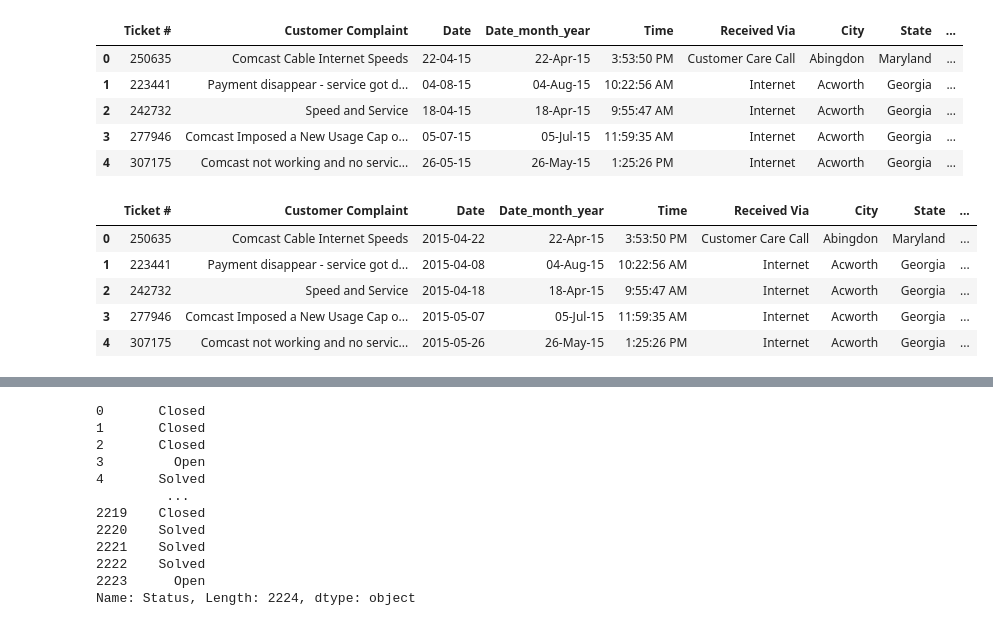
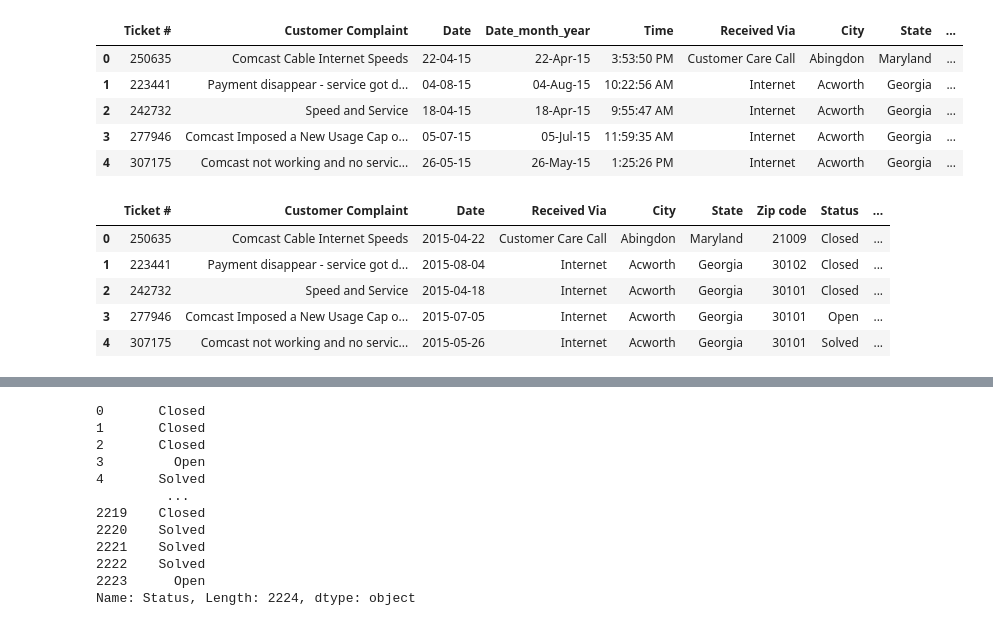
Before and after one commit to Adityav93/ComcastDataAnalysis-Python, a Jupyter notebook: ComCast.ipynb, the cells around one changed output, grey strips where cells are left out. Cells and saved outputs as stored; diff of their text form; code cells hidden in the pictures.

```diff
--- a/ComCast.ipynb
+++ b/ComCast.ipynb
@@ -40,6 +41,6 @@ import numpy as np
 # %%
 #Read File into DF
-data = pd.read_csv("C:\\Users\\adity\\OneDrive\\Documents\\Data Science\\Data Science With Python\\Live class\\1568699544_comcast_telecom_complaints_data\\Comcast_telecom_complaints_data.csv")
+data = pd.read_csv(r"C:\Users\adity\Documents\Comcast_telecom_complaints_data.csv")
 # %%
 data.head()
 # %% [output]
@@ -51,12 +52,15 @@ data.head()
 | 4 | 307175 | Comcast not working and no servic... | 26-05-15 | 26-May-15 | 1:25:26 PM | Internet | Acworth | Georgia | ... |
 # %%
 #Change Date Column to DateTime Format
-data['Date'] = pd.to_datetime(data['Date'])
+data['Date-Time'] = data['Date'] + " " +data['Time']
+data['Date-Time'] = pd.to_datetime(data['Date-Time'],format="%d-%m-%y %I:%M:%S %p")
+data.drop(['Date_month_year','Time'],axis=1,inplace=True)
+data['Date'] = pd.to_datetime(data['Date'],format="%d-%m-%y")
 data.head()
 # %% [output]
-|  | Ticket # | Customer Complaint | Date | Date_month_year | Time | Received Via | City | State | ... |
-| 0 | 250635 | Comcast Cable Internet Speeds | 2015-04-22 | 22-Apr-15 | 3:53:50 PM | Customer Care Call | Abingdon | Maryland | ... |
-| 1 | 223441 | Payment disappear - service got d... | 2015-04-08 | 04-Aug-15 | 10:22:56 AM | Internet | Acworth | Georgia | ... |
-| 2 | 242732 | Speed and Service | 2015-04-18 | 18-Apr-15 | 9:55:47 AM | Internet | Acworth | Georgia | ... |
-| 3 | 277946 | Comcast Imposed a New Usage Cap o... | 2015-05-07 | 05-Jul-15 | 11:59:35 AM | Internet | Acworth | Georgia | ... |
-| 4 | 307175 | Comcast not working and no servic... | 2015-05-26 | 26-May-15 | 1:25:26 PM | Internet | Acworth | Georgia | ... |
+|  | Ticket # | Customer Complaint | Date | Received Via | City | State | Zip code | Status | ... |
+| 0 | 250635 | Comcast Cable Internet Speeds | 2015-04-22 | Customer Care Call | Abingdon | Maryland | 21009 | Closed | ... |
+| 1 | 223441 | Payment disappear - service got d... | 2015-08-04 | Internet | Acworth | Georgia | 30102 | Closed | ... |
+| 2 | 242732 | Speed and Service | 2015-04-18 | Internet | Acworth | Georgia | 30101 | Closed | ... |
+| 3 | 277946 | Comcast Imposed a New Usage Cap o... | 2015-07-05 | Internet | Acworth | Georgia | 30101 | Open | ... |
+| 4 | 307175 | Comcast not working and no servic... | 2015-05-26 | Internet | Acworth | Georgia | 30101 | Solved | ... |
```
Also changed, not shown: parts of 10 cells of this notebook.
